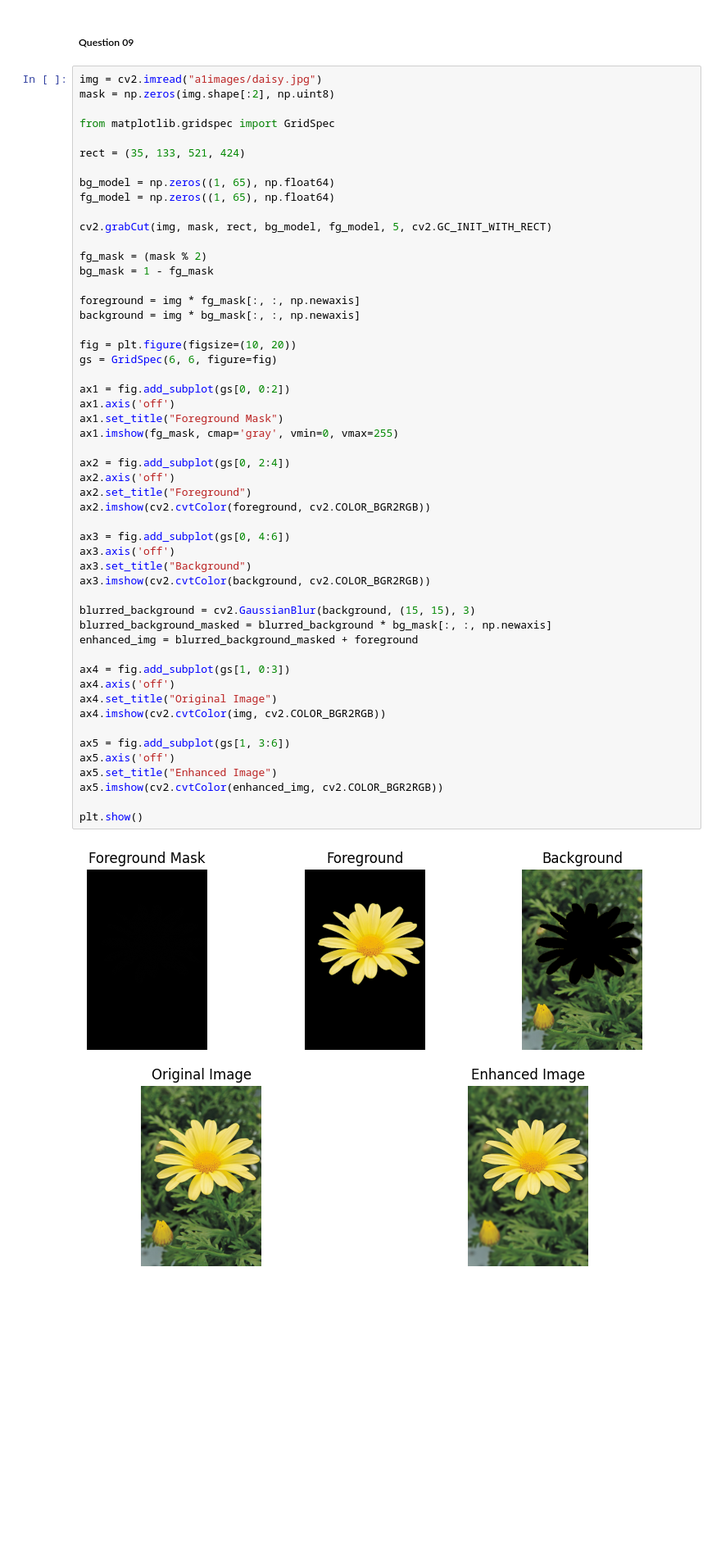
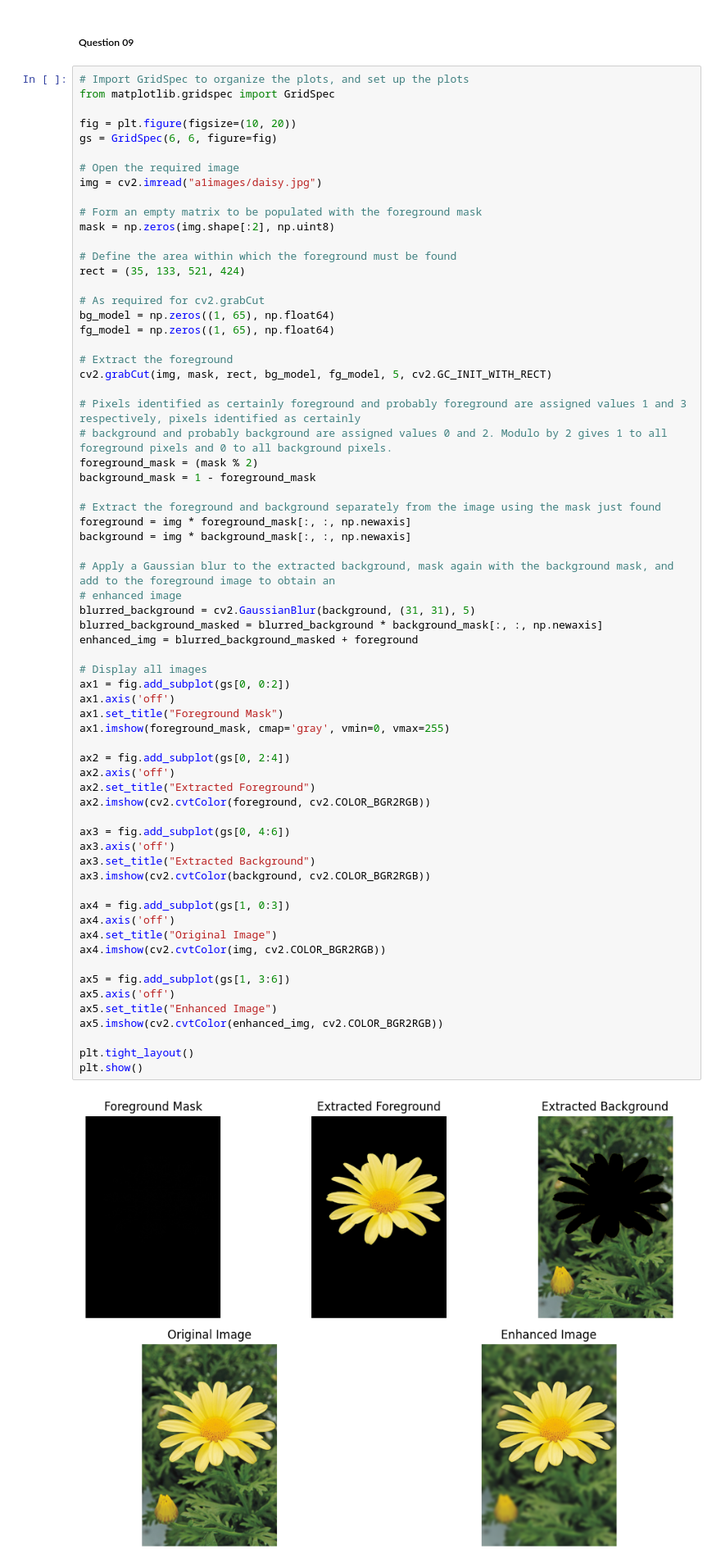
Before and after one commit to pulasthi-u/en3160-assignment01, a Jupyter notebook: code_assignment1.ipynb, the cells around one changed output. Shown at 82% size. Cells and saved outputs as stored; diff of their text form; blank space fills up the shorter version.

```diff
--- a/code_assignment1.ipynb
+++ b/code_assignment1.ipynb
@@ -517,56 +576,70 @@ cv2.destroyAllWindows()
 # %% [markdown]
 ##### Question 09
 # %%
-img = cv2.imread("a1images/daisy.jpg")
-mask = np.zeros(img.shape[:2], np.uint8)
-
+# Import GridSpec to organize the plots, and set up the plots
 from matplotlib.gridspec import GridSpec
-
-rect = (35, 133, 521, 424)
-
-bg_model = np.zeros((1, 65), np.float64)
-fg_model = np.zeros((1, 65), np.float64)
-
-cv2.grabCut(img, mask, rect, bg_model, fg_model, 5, cv2.GC_INIT_WITH_RECT)
-
-fg_mask = (mask % 2)
-bg_mask = 1 - fg_mask
-
-foreground = img * fg_mask[:, :, np.newaxis]
-background = img * bg_mask[:, :, np.newaxis]
 
 fig = plt.figure(figsize=(10, 20))
 gs = GridSpec(6, 6, figure=fig)
 
+# Open the required image
+img = cv2.imread("a1images/daisy.jpg")
+
+# Form an empty matrix to be populated with the foreground mask
+mask = np.zeros(img.shape[:2], np.uint8)
+
+# Define the area within which the foreground must be found
+rect = (35, 133, 521, 424)
+
+# As required for cv2.grabCut
+bg_model = np.zeros((1, 65), np.float64)
+fg_model = np.zeros((1, 65), np.float64)
+
+# Extract the foreground
+cv2.grabCut(img, mask, rect, bg_model, fg_model, 5, cv2.GC_INIT_WITH_RECT)
+
+# Pixels identified as certainly foreground and probably foreground are assigned values 1 and 3 respectively, pixels identified as certainly
+# background and probably background are assigned values 0 and 2. Modulo by 2 gives 1 to all foreground pixels and 0 to all background pixels.
+foreground_mask = (mask % 2)
+background_mask = 1 - foreground_mask
+
+# Extract the foreground and background separately from the image using the mask just found
+foreground = img * foreground_mask[:, :, np.newaxis]
+background = img * background_mask[:, :, np.newaxis]
+
+# Apply a Gaussian blur to the extracted background, mask again with the background mask, and add to the foreground image to obtain an
+# enhanced image
+blurred_background = cv2.GaussianBlur(background, (31, 31), 5)
+blurred_background_masked = blurred_background * background_mask[:, :, np.newaxis]
+enhanced_img = blurred_background_masked + foreground
+
+# Display all images
 ax1 = fig.add_subplot(gs[0, 0:2])
 ax1.axis('off')
 ax1.set_title("Foreground Mask")
-ax1.imshow(fg_mask, cmap='gray', vmin=0, vmax=255)
+ax1.imshow(foreground_mask, cmap='gray', vmin=0, vmax=255)
 
 ax2 = fig.add_subplot(gs[0, 2:4])
 ax2.axis('off')
-ax2.set_title("Foreground")
+ax2.set_title("Extracted Foreground")
 ax2.imshow(cv2.cvtColor(foreground, cv2.COLOR_BGR2RGB))
 
 ax3 = fig.add_subplot(gs[0, 4:6])
 ax3.axis('off')
-ax3.set_title("Background")
+ax3.set_title("Extracted Background")
 ax3.imshow(cv2.cvtColor(background, cv2.COLOR_BGR2RGB))
-
-blurred_background = cv2.GaussianBlur(background, (15, 15), 3)
-blurred_background_masked = blurred_background * bg_mask[:, :, np.newaxis]
-enhanced_img = blurred_background_masked + foreground
 
 ax4 = fig.add_subplot(gs[1, 0:3])
 ax4.axis('off')
 ax4.set_title("Original Image")
 ax4.imshow(cv2.cvtColor(img, cv2.COLOR_BGR2RGB))
 
 ax5 = fig.add_subplot(gs[1, 3:6])
 ax5.axis('off')
 ax5.set_title("Enhanced Image")
 ax5.imshow(cv2.cvtColor(enhanced_img, cv2.COLOR_BGR2RGB))
 
+plt.tight_layout()
 plt.show()
 # %% [output]
-[figure, old version]
+[figure, new version]
```
Also changed, not shown: parts of 2 cells of this notebook, 6 other files.
